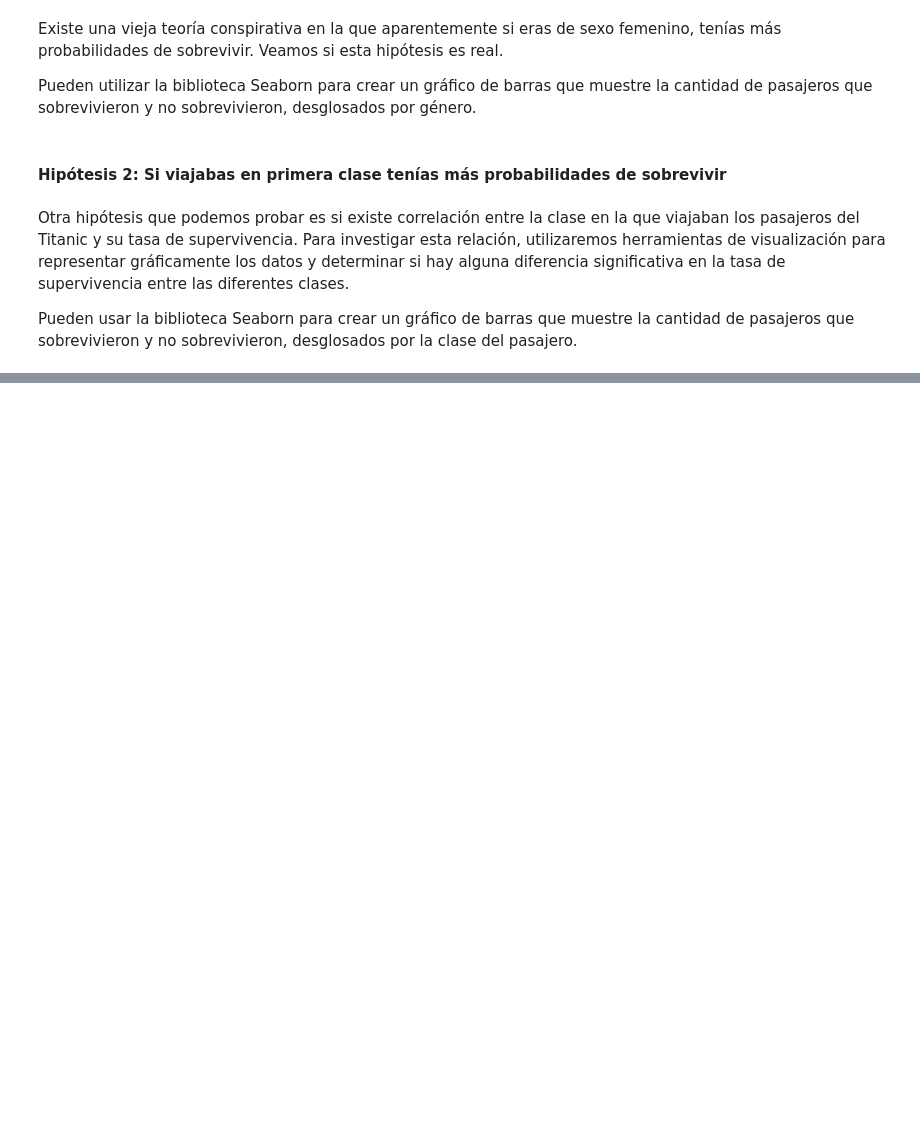
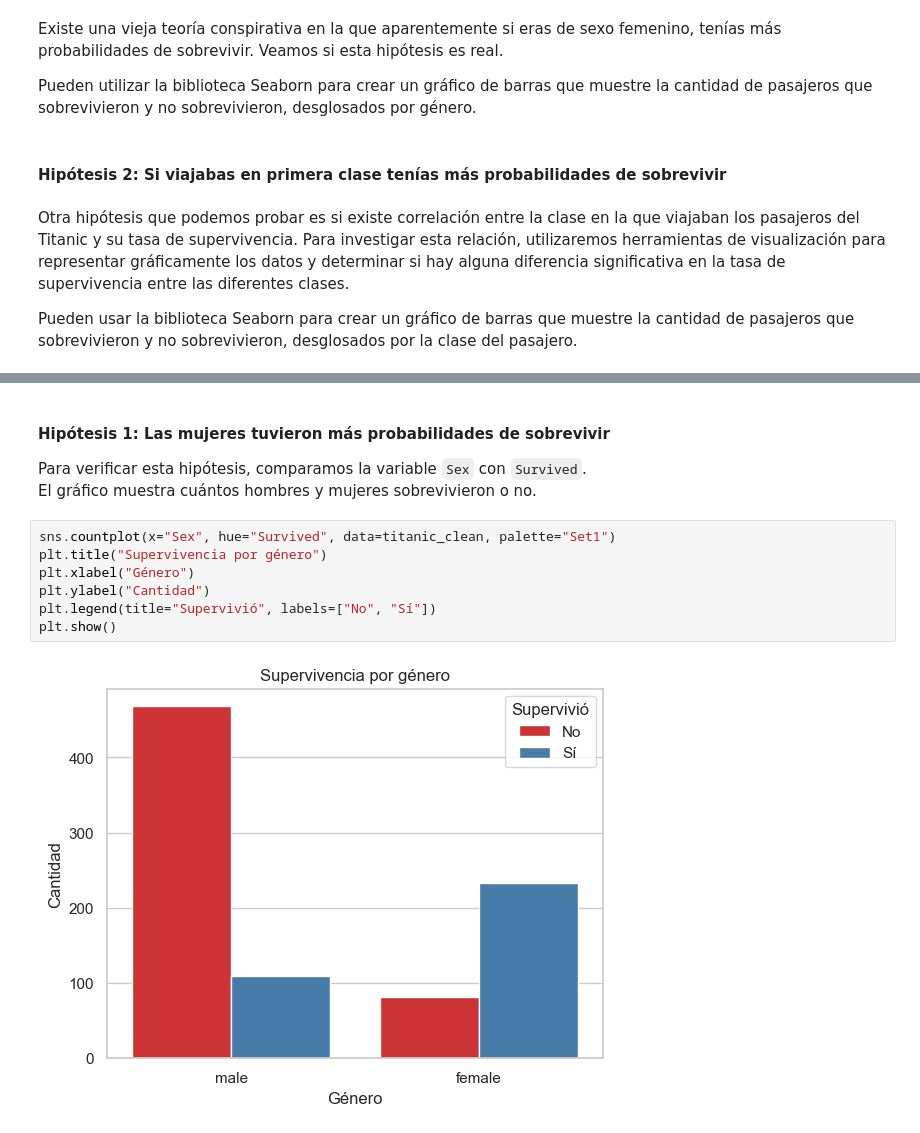
Before and after one commit to AndresJimw/Artificial-Intelligence, a Jupyter notebook: Lab01/Test_Análisis_exploratorio_de_datos_del_Titanic.ipynb, the cells around one changed output, grey strips where cells are left out. Saved outputs shown, nothing was run; the diff lists cells and outputs as text; blank space fills up the shorter version.

```diff
--- a/Lab01/Test_Análisis_exploratorio_de_datos_del_Titanic.ipynb
+++ b/Lab01/Test_Análisis_exploratorio_de_datos_del_Titanic.ipynb
@@ -60,0 +287,14 @@ Pueden usar la biblioteca Seaborn para crear un gráfico de barras que muestre l
+# %% [markdown]
+#### Hipótesis 1: Las mujeres tuvieron más probabilidades de sobrevivir
+
+Para verificar esta hipótesis, comparamos la variable `Sex` con `Survived`.
+El gráfico muestra cuántos hombres y mujeres sobrevivieron o no.
+# %%
+sns.countplot(x="Sex", hue="Survived", data=titanic_clean, palette="Set1")
+plt.title("Supervivencia por género")
+plt.xlabel("Género")
+plt.ylabel("Cantidad")
+plt.legend(title="Supervivió", labels=["No", "Sí"])
+plt.show()
+# %% [output]
+[figure, added]
```
Also changed, not shown: parts of 37 cells of this notebook, 1 other file.
